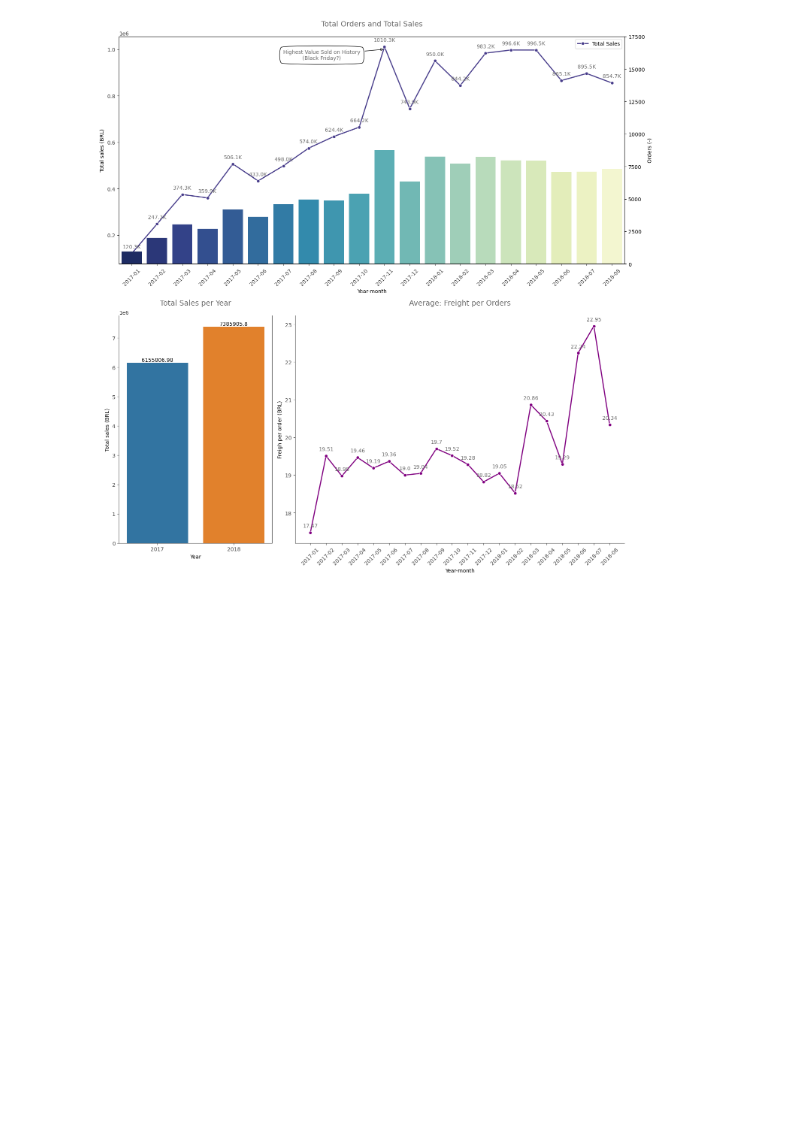
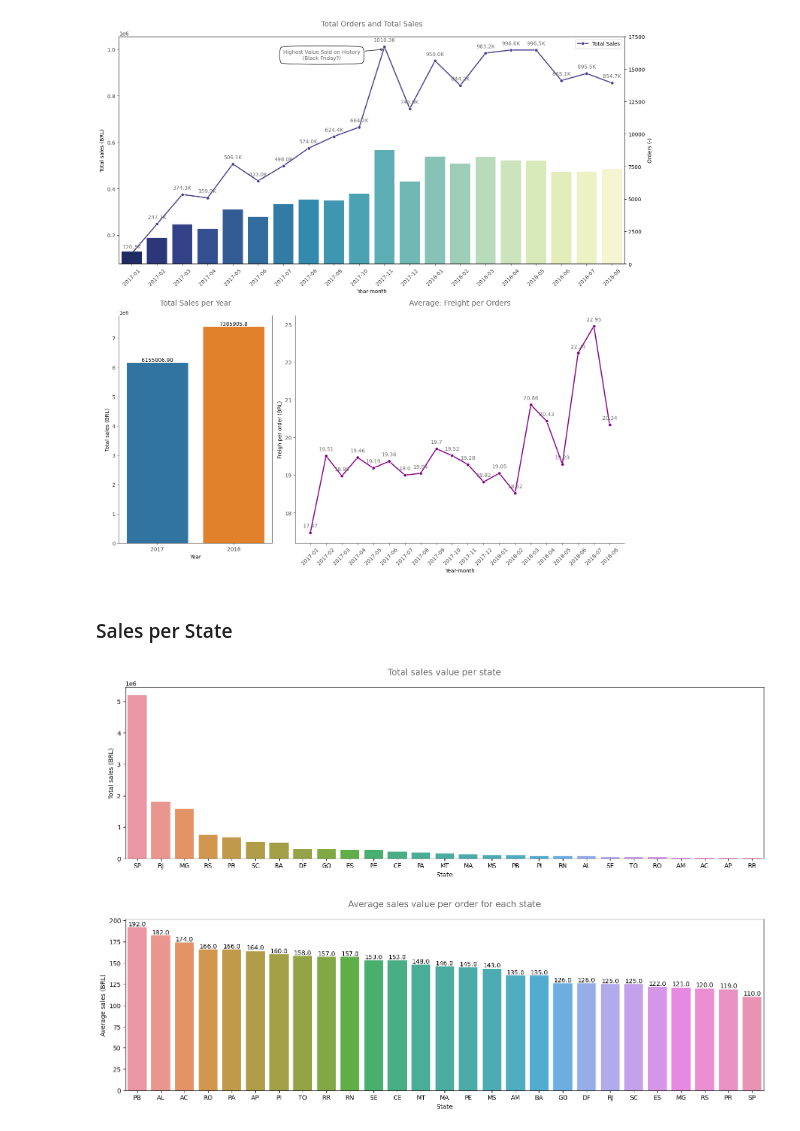
Before and after one commit to lucasquemelli/customer_satisfaction_prediction, a Jupyter notebook: customer_satisfaction_prediction.ipynb, the cells around one changed output. Drawn from its saved outputs; the diff is of its cells as text; code cells hidden in the pictures; blank space fills up the shorter version.

```diff
--- a/customer_satisfaction_prediction.ipynb
+++ b/customer_satisfaction_prediction.ipynb
@@ -1519,3 +1521,33 @@ plt.tight_layout()
 plt.show()
 # %% [output]
 [figure]
+# %% [markdown]
+### Sales per State
+# %%
+aux = df_orders_filt[["price", "customer_state"]].groupby("customer_state").sum().reset_index().\
+                    sort_values("price", ascending=False)
+
+aux2 = df_orders_filt[["price", "customer_state"]].groupby("customer_state").mean().reset_index().\
+                     sort_values("price", ascending=False).round()
+# %%
+# Creating figure
+fig = plt.figure(constrained_layout=True, figsize=(15, 10))
+
+# Axis definition
+gs = gridspec.GridSpec(2, 3, figure=fig, hspace=0.1)
+ax1 = fig.add_subplot(gs[0, :])
+ax2 = fig.add_subplot(gs[1, :])
+
+sns.barplot(x="customer_state", y="price", data=aux, ax=ax1)
+ax1.set_title('Total sales value per state', size=14, color='dimgrey', pad=20)
+ax1.set_xlabel("State")
+ax1.set_ylabel("Total sales (BRL)")
+
+sns.barplot(x="customer_state", y="price", data=aux2, ax=ax2)
+values = aux2['price'].tolist()
+AnnotateBars(font_size=10, color='black').vertical(ax2, values)
+ax2.set_title('Average sales value per order for each state', size=14, color='dimgrey', pad=20)
+ax2.set_xlabel("State")
+ax2.set_ylabel("Average sales (BRL)");
+# %% [output]
+[figure, added]
```
Also changed, not shown: parts of 7 cells of this notebook.
